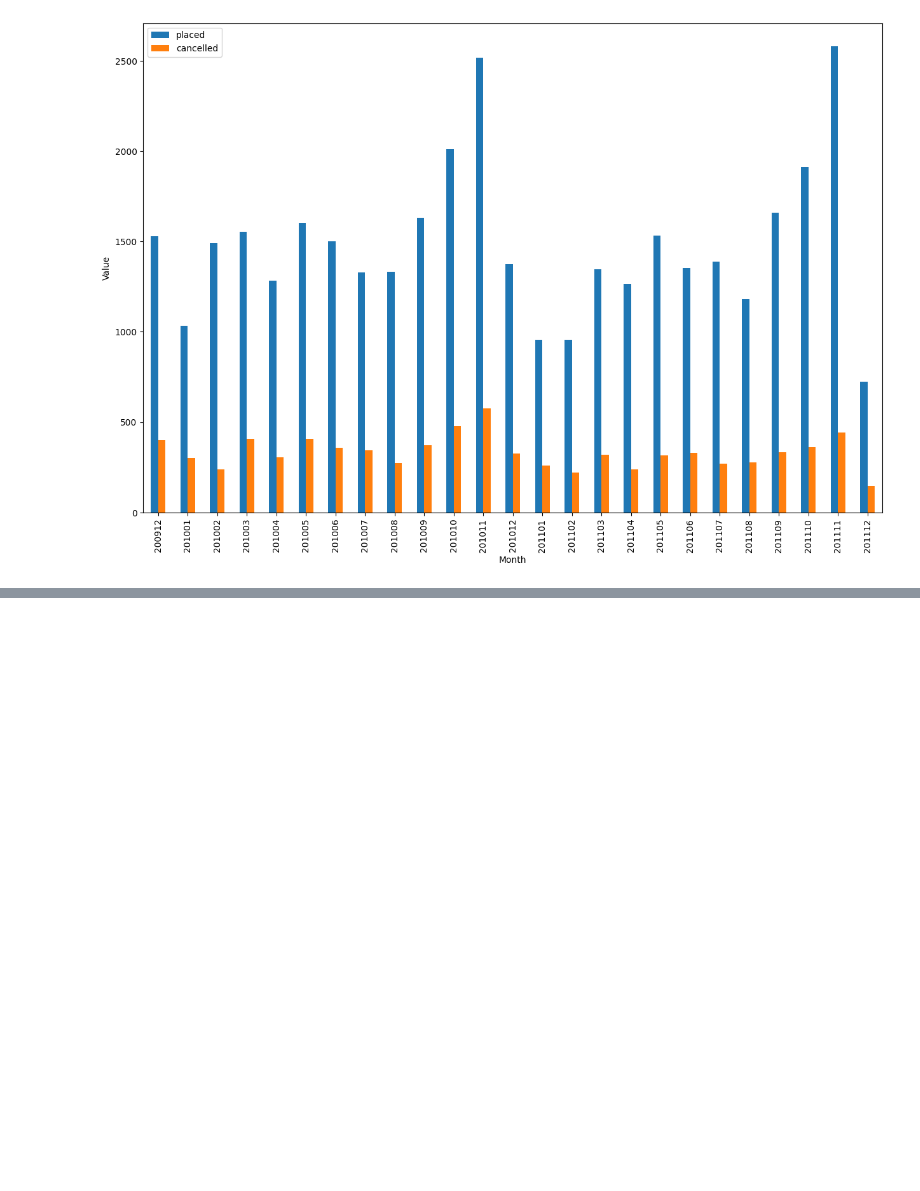
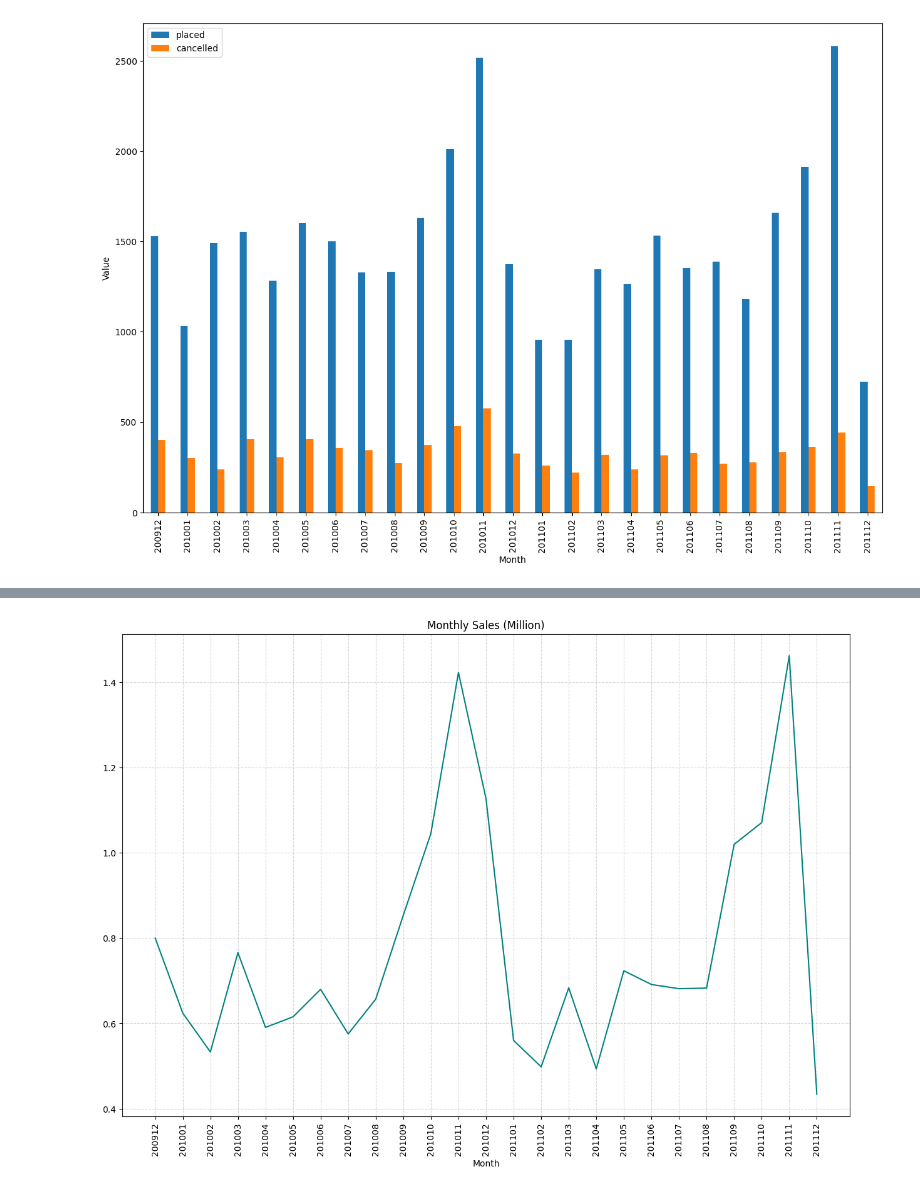
Before and after one commit to jarviscanada/jarvis_data_eng_AhmedAmer, a Jupyter notebook: python_data_analytics/retail_analysis.ipynb, the cells around one changed output, grey strips where cells are left out. Drawn from its saved outputs; the diff is of its cells as text; code cells hidden in the pictures; blank space fills up the shorter version.

Commit message:
Finished Monthly sales + growth plots

```diff
--- a/python_data_analytics/retail_analysis.ipynb
+++ b/python_data_analytics/retail_analysis.ipynb
@@ -225,0 +230,24 @@ monthly_orders.plot(
+# %%
+monthly_sales = (retail_df.groupby('year_month')['transaction_total'].sum())
+
+# Let's make the data per M for the purposes of our graph
+monthly_sales = monthly_sales / 1000000
+# %%
+# Let's plot!
+plt.figure(figsize = (15, 10))
+plt.plot(
+  monthly_sales.index,
+  monthly_sales.values,
+  marker = '',
+  linestyle = '-',
+  color = 'teal',
+  label = 'Monthly Sales'
+)
+plt.title('Monthly Sales (Million)')
+plt.xlabel('Month')
+plt.grid(visible = True, linestyle = '--', alpha = 0.5)
+plt.xticks(rotation = 90)
+
+plt.show()
+# %% [output]
+[figure, added]
```
Also changed, not shown: parts of 4 cells of this notebook.
